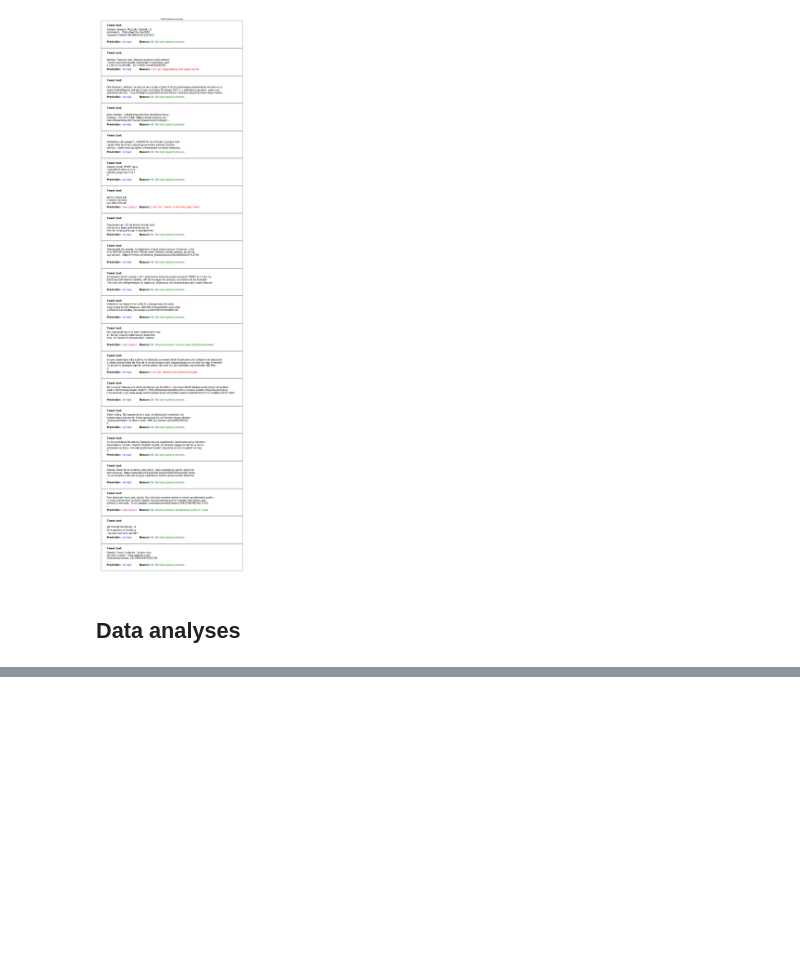
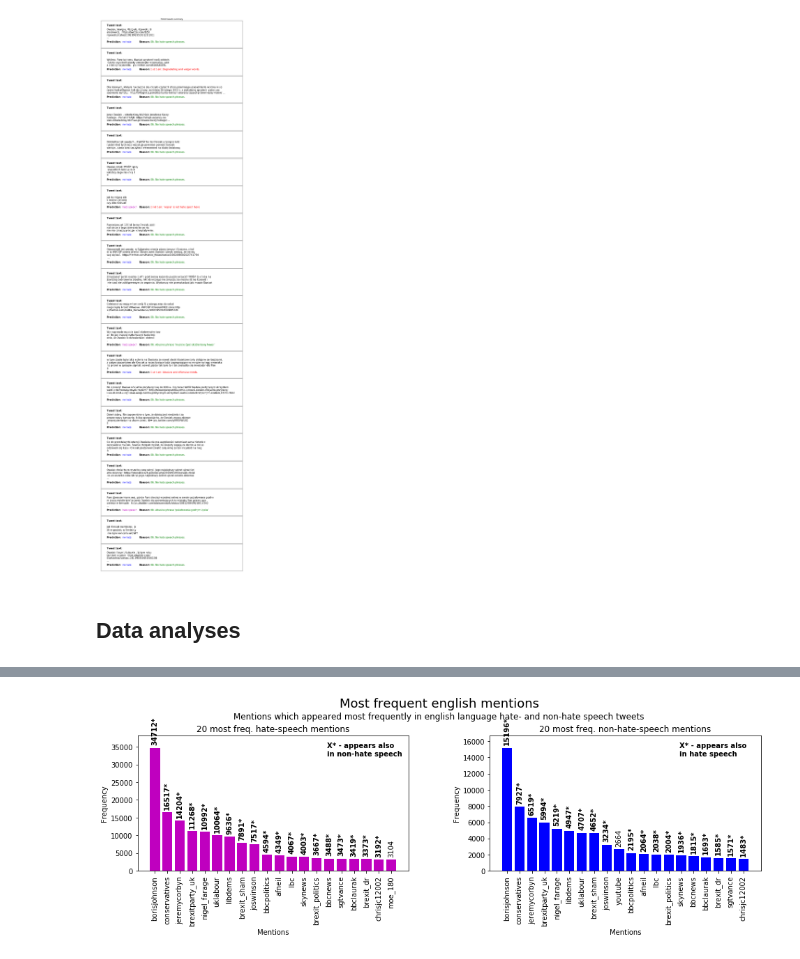
Before and after one commit to SMAPWr/Phase_3, a Jupyter notebook: HSD_Models_Summary_Tests.ipynb, the cells around one changed output, grey strips where cells are left out. Saved outputs shown, nothing was run; the diff lists cells and outputs as text; code cells hidden in the pictures; blank space fills up the shorter version.

```diff
--- a/HSD_Models_Summary_Tests.ipynb
+++ b/HSD_Models_Summary_Tests.ipynb
@@ -286,0 +452,7 @@ test_cases_board(test_cases_pl, title='Polish tweets summary', file_name='tests/
+# %%
+frequencies_bars(most_frequent(h_mts_en), most_frequent(nh_mts_en),
+                 title='Most frequent english mentions',
+                 subtitle='Mentions which appeared most frequently in english language hate- and non-hate speech tweets',
+                 elements='mentions', ortho=True, save_file='tests/analysis_mts_en.png')
+# %% [output]
+[figure, added]
```
Also changed, not shown: parts of 44 cells of this notebook, 1 other file.
